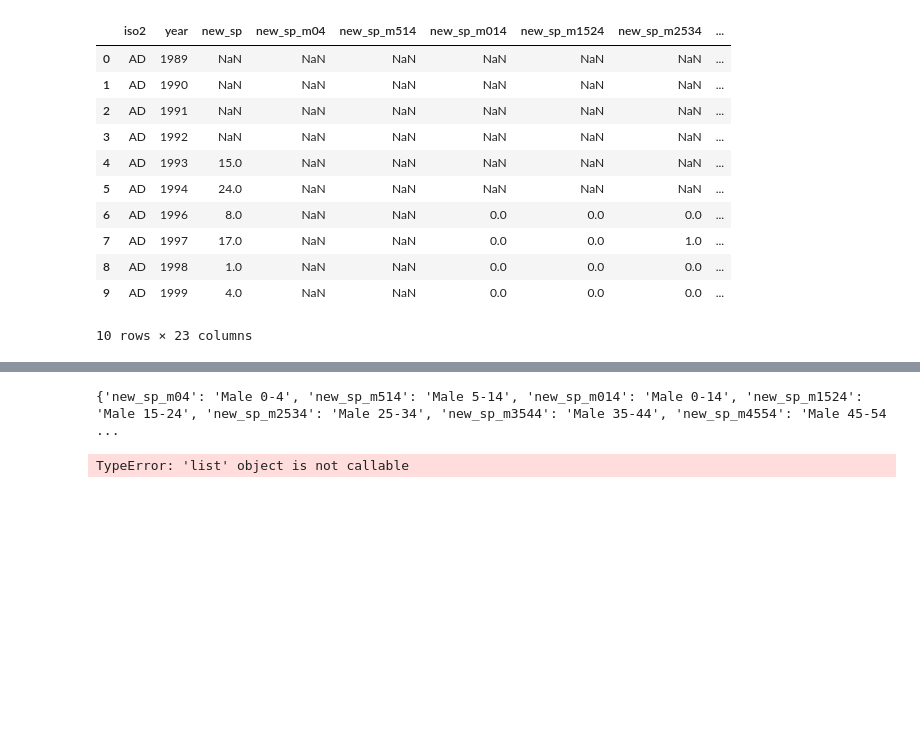
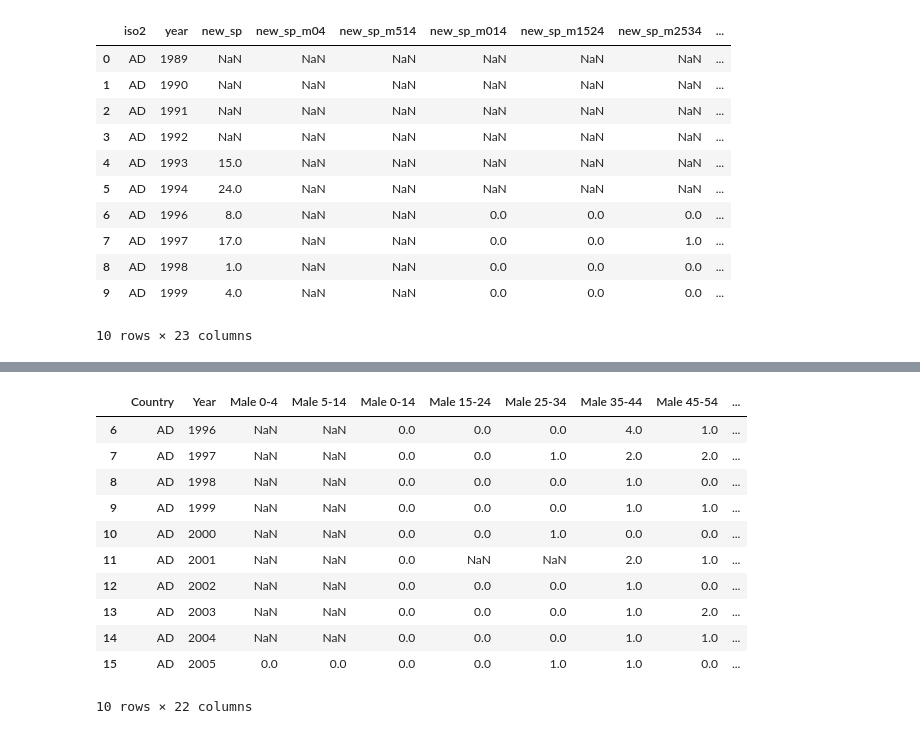
Before and after one commit to abcinpg123/ABD-Jakub-Prokop, a Jupyter notebook: lab2/Command files/lab2.ipynb, the cells around one changed output, grey strips where cells are left out. Drawn from its saved outputs; the diff is of its cells as text; code cells hidden in the pictures; blank space fills up the shorter version.

```diff
--- a/lab2/Command files/lab2.ipynb
+++ b/lab2/Command files/lab2.ipynb
@@ -24,39 +43,46 @@ tb.head(10)
 # %%
-new_cols = []
-for col in tb.columns[3:]:
+# zmiana nazw kolumn na bardziej czytelne
+
+new_cols = ["Country", "Year"]
+for col in tb.columns[2:]:
     string = col.split('_')[2]
     sex = ""
     age = ""
 
     if string[0]=='m':
         sex += "Male"
     elif string[0]=='f':
         sex += "Female"
 
     age = string[1:]
     if age == "u":
         age = "age_unknown"
     elif age == "65":
         age = "65+"
     elif len(age) == 2:
         age = age[0] + '-' + age[1]
     elif len(age) == 3:
         age = age[0:1] + '-' + age[1:3]
     elif len(age) == 4:
         age = age[0:2] + '-' + age[2:4]
 
     new_cols.append(sex + ' ' + age)
 # print(new_cols)
 # print(cols)
 
-transform_cols = {}
-for i in range(len(new_cols)):
-    transform_cols[cols[i+3]] = new_cols[i]
-
-print(transform_cols)
-tb = tb.rename(columns=new_cols)
+tb.columns = new_cols
 
 tb.head(10)
 # %% [output]
+|  | Country | Year | Male 0-4 | Male 5-14 | Male 0-14 | Male 15-24 | Male 25-34 | Male 35-44 | Male 45-54 | ... |
+| 6 | AD | 1996 | NaN | NaN | 0.0 | 0.0 | 0.0 | 4.0 | 1.0 | ... |
+| 7 | AD | 1997 | NaN | NaN | 0.0 | 0.0 | 1.0 | 2.0 | 2.0 | ... |
+| 8 | AD | 1998 | NaN | NaN | 0.0 | 0.0 | 0.0 | 1.0 | 0.0 | ... |
+| 9 | AD | 1999 | NaN | NaN | 0.0 | 0.0 | 0.0 | 1.0 | 1.0 | ... |
+| 10 | AD | 2000 | NaN | NaN | 0.0 | 0.0 | 1.0 | 0.0 | 0.0 | ... |
+| 11 | AD | 2001 | NaN | NaN | 0.0 | NaN | NaN | 2.0 | 1.0 | ... |
+| 12 | AD | 2002 | NaN | NaN | 0.0 | 0.0 | 0.0 | 1.0 | 0.0 | ... |
+| 13 | AD | 2003 | NaN | NaN | 0.0 | 0.0 | 0.0 | 1.0 | 2.0 | ... |
+| 14 | AD | 2004 | NaN | NaN | 0.0 | 0.0 | 0.0 | 1.0 | 1.0 | ... |
+| 15 | AD | 2005 | 0.0 | 0.0 | 0.0 | 0.0 | 1.0 | 1.0 | 0.0 | ... |
-{'new_sp_m04': 'Male 0-4', 'new_sp_m514': 'Male 5-14', 'new_sp_m014': 'Male 0-14', 'new_sp_m1524': 'Male 15-24', 'new_sp_m2534': 'Male 25-34', 'new_sp_m3544': 'Male 35-44', 'new_sp_m4554': 'Male 45-54 ...
+10 rows × 22 columns
-TypeError: 'list' object is not callable
```
Also changed, not shown: parts of 5 cells of this notebook, 6 other files.
